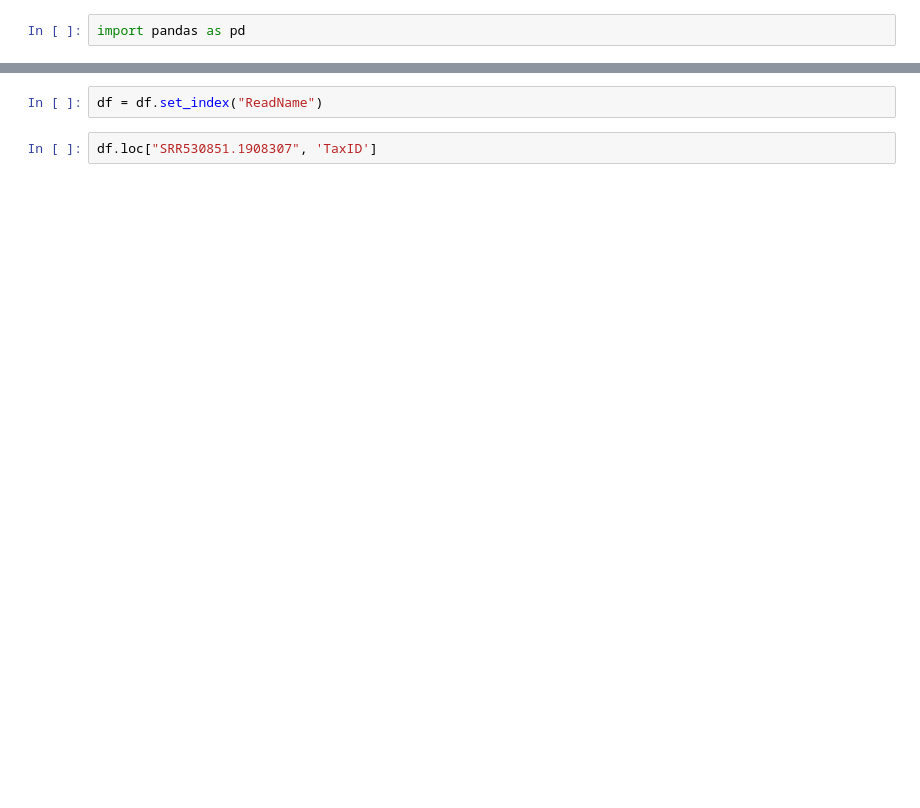
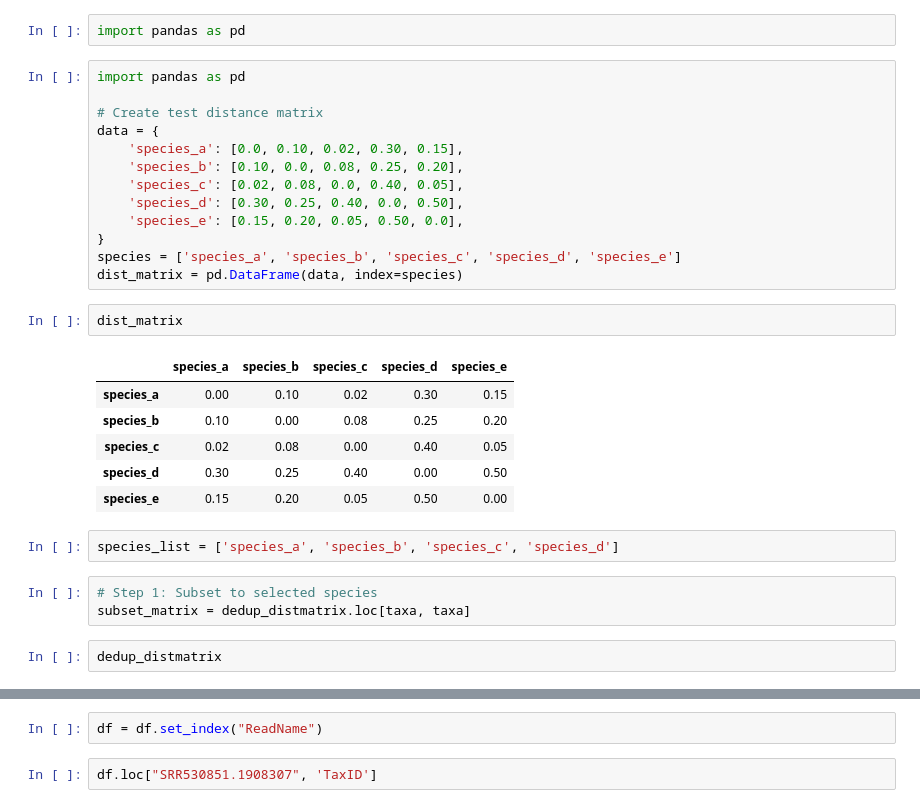
Before and after one commit to mistergroot/cladeaid, a Jupyter notebook: jupyter_notebooks/CladeAid.ipynb, the cells around one changed output, grey strips where cells are left out. Saved outputs shown, nothing was run; the diff lists cells and outputs as text; blank space fills up the shorter version.

```diff
--- a/jupyter_notebooks/CladeAid.ipynb
+++ b/jupyter_notebooks/CladeAid.ipynb
@@ -1,2 +1,31 @@
 # %%
 import pandas as pd
+# %%
+import pandas as pd
+
+# Create test distance matrix
+data = {
+    'species_a': [0.0, 0.10, 0.02, 0.30, 0.15],
+    'species_b': [0.10, 0.0, 0.08, 0.25, 0.20],
+    'species_c': [0.02, 0.08, 0.0, 0.40, 0.05],
+    'species_d': [0.30, 0.25, 0.40, 0.0, 0.50],
+    'species_e': [0.15, 0.20, 0.05, 0.50, 0.0],
+}
+species = ['species_a', 'species_b', 'species_c', 'species_d', 'species_e']
+dist_matrix = pd.DataFrame(data, index=species)
+# %%
+dist_matrix
+# %% [output]
+|  | species_a | species_b | species_c | species_d | species_e |
+| species_a | 0.00 | 0.10 | 0.02 | 0.30 | 0.15 |
+| species_b | 0.10 | 0.00 | 0.08 | 0.25 | 0.20 |
+| species_c | 0.02 | 0.08 | 0.00 | 0.40 | 0.05 |
+| species_d | 0.30 | 0.25 | 0.40 | 0.00 | 0.50 |
+| species_e | 0.15 | 0.20 | 0.05 | 0.50 | 0.00 |
+# %%
+species_list = ['species_a', 'species_b', 'species_c', 'species_d']
+# %%
+# Step 1: Subset to selected species
+subset_matrix = dedup_distmatrix.loc[taxa, taxa]
+# %%
+dedup_distmatrix
```
Also changed, not shown: parts of 12 cells of this notebook.
